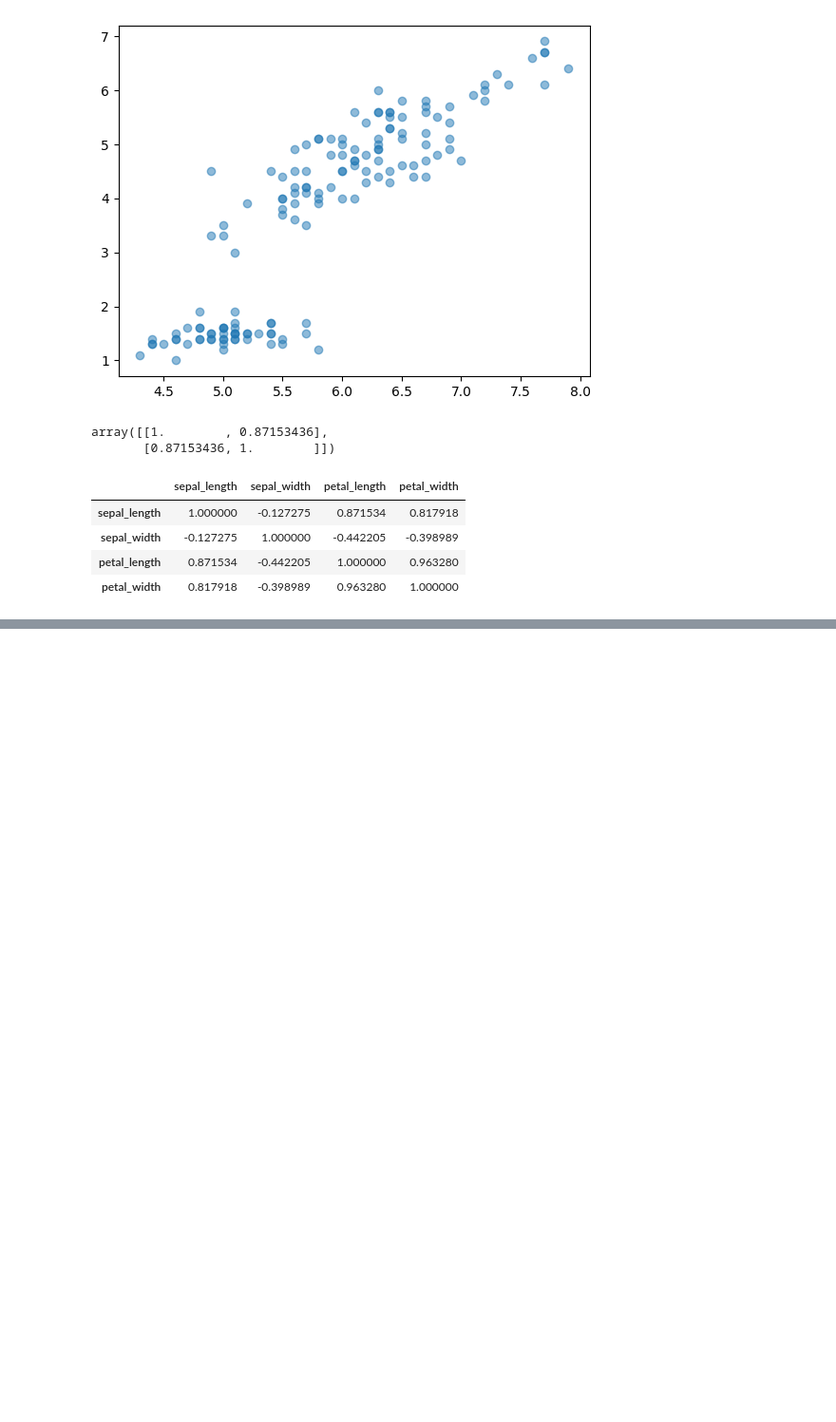
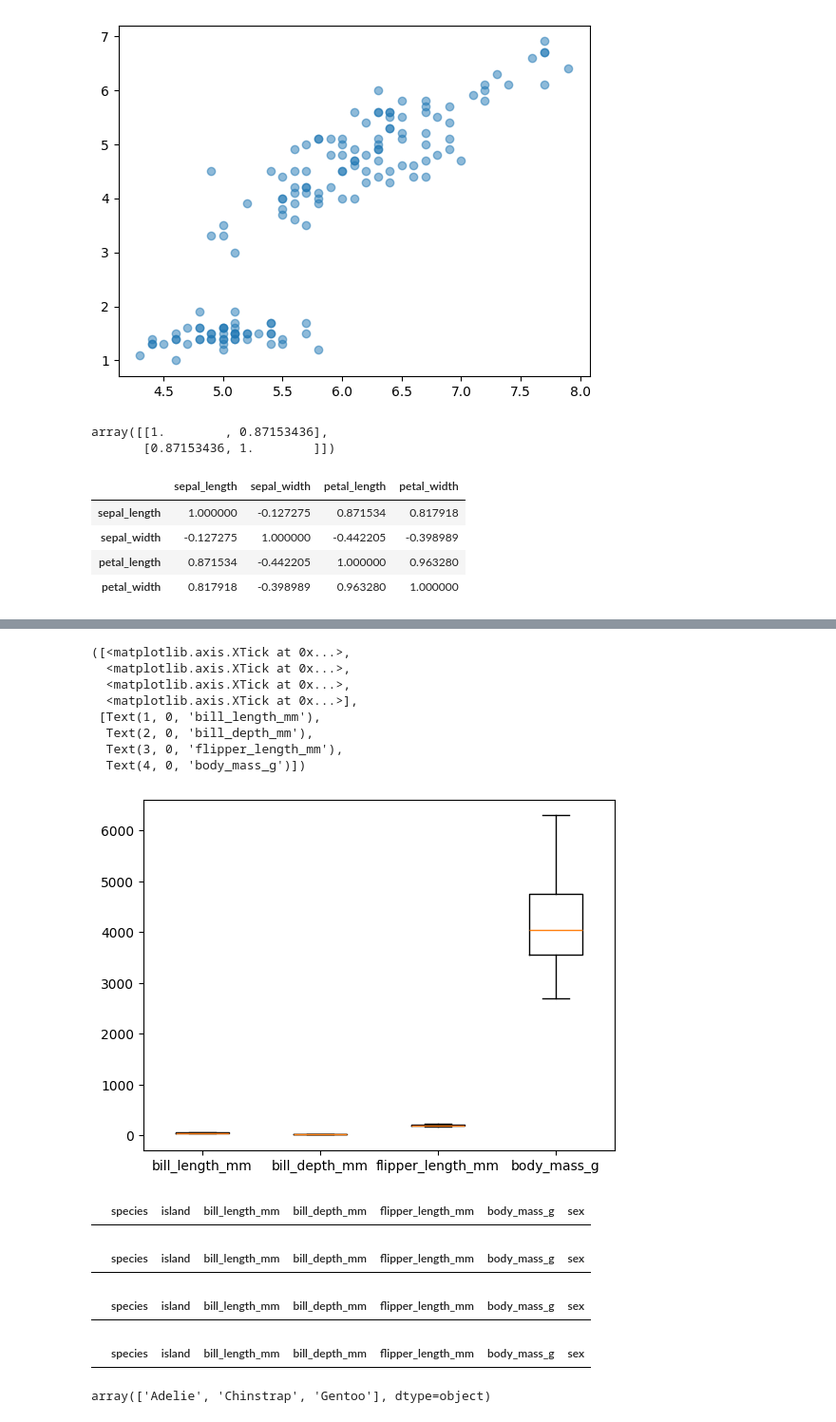
Before and after one commit to Hataeju/DATAPREPROCESSING, a Jupyter notebook: 전처리.ipynb, the cells around one changed output, grey strips where cells are left out. Shown at 95% size. Cells and saved outputs as stored; diff of their text form; code cells hidden in the pictures; blank space fills up the shorter version.

```diff
--- a/전처리.ipynb
+++ b/전처리.ipynb
@@ -427,3 +427,9 @@ df_processed2.select_dtypes(include=['number']).corr(method='pearson')
 | sepal_width | -0.127275 | 1.000000 | -0.442205 | -0.398989 |
 | petal_length | 0.871534 | -0.442205 | 1.000000 | 0.963280 |
 | petal_width | 0.817918 | -0.398989 | 0.963280 | 1.000000 |
+# %%
+import seaborn as sns
+
+df = sns.load_dataset("penguins")
+
+df.head()
@@ -429,0 +443,10 @@ df_processed2.select_dtypes(include=['number']).corr(method='pearson')
+# %%
+replace_value_bill_length = df['bill_length_mm'].mean().round(2)
+replace_value_bill_depth = df['bill_depth_mm'].mean().round(2)
+replace_value_flipper_length = df['flipper_length_mm'].mean().round(2)
+replace_value_body_mass = df['body_mass_g'].mean().round(2)
+
+print(replace_value_bill_length)
+print(replace_value_bill_depth)
+print(replace_value_flipper_length)
+print(replace_value_body_mass)
@@ -429,0 +458,6 @@ df_processed2.select_dtypes(include=['number']).corr(method='pearson')
+# %%
+df_processed = df.fillna({'bill_length_mm':replace_value_bill_length})
+df_processed = df_processed.fillna({'bill_depth_mm':replace_value_bill_depth})
+df_processed = df_processed.fillna({'flipper_length_mm':replace_value_flipper_length})
+df_processed = df_processed.fillna({'body_mass_g':replace_value_body_mass})
+df_processed
@@ -429,0 +478,53 @@ df_processed2.select_dtypes(include=['number']).corr(method='pearson')
+# %%
+plt.boxplot([df_processed['bill_length_mm'], df_processed['bill_depth_mm'], df_processed['flipper_length_mm'], df_processed['body_mass_g']])
+plt.xticks([1,2,3,4],['bill_length_mm', 'bill_depth_mm', 'flipper_length_mm', 'body_mass_g'])
+# %% [output]
+([<matplotlib.axis.XTick at 0x...>,
+  <matplotlib.axis.XTick at 0x...>,
+  <matplotlib.axis.XTick at 0x...>,
+  <matplotlib.axis.XTick at 0x...>],
+ [Text(1, 0, 'bill_length_mm'),
+  Text(2, 0, 'bill_depth_mm'),
+  Text(3, 0, 'flipper_length_mm'),
+  Text(4, 0, 'body_mass_g')])
+[figure, added]
+# %%
+q1, q3 = np.percentile(df_processed['bill_length_mm'], [25, 75])
+iqr = q3 - q1
+lower_bound = q1 - (iqr * 1.5)
+upper_bound = q3 + (iqr * 1.5)
+outliner_filter = (df_processed['bill_length_mm'] < lower_bound) | (df_processed['bill_length_mm'] > upper_bound)
+df_processed[outliner_filter]
+# %% [output]
+|  | species | island | bill_length_mm | bill_depth_mm | flipper_length_mm | body_mass_g | sex |
+# %%
+q1, q3 = np.percentile(df_processed['bill_depth_mm'], [25, 75])
+iqr = q3 - q1
+lower_bound = q1 - (iqr * 1.5)
+upper_bound = q3 + (iqr * 1.5)
+outliner_filter = (df_processed['bill_depth_mm'] < lower_bound) | (df_processed['bill_depth_mm'] > upper_bound)
+df_processed[outliner_filter]
+# %% [output]
+|  | species | island | bill_length_mm | bill_depth_mm | flipper_length_mm | body_mass_g | sex |
+# %%
+q1, q3 = np.percentile(df_processed['flipper_length_mm'], [25, 75])
+iqr = q3 - q1
+lower_bound = q1 - (iqr * 1.5)
+upper_bound = q3 + (iqr * 1.5)
+outliner_filter = (df_processed['flipper_length_mm'] < lower_bound) | (df_processed['flipper_length_mm'] > upper_bound)
+df_processed[outliner_filter]
+# %% [output]
+|  | species | island | bill_length_mm | bill_depth_mm | flipper_length_mm | body_mass_g | sex |
+# %%
+q1, q3 = np.percentile(df_processed['body_mass_g'], [25, 75])
+iqr = q3 - q1
+lower_bound = q1 - (iqr * 1.5)
+upper_bound = q3 + (iqr * 1.5)
+outliner_filter = (df_processed['body_mass_g'] < lower_bound) | (df_processed['body_mass_g'] > upper_bound)
+df_processed[outliner_filter]
+# %% [output]
+|  | species | island | bill_length_mm | bill_depth_mm | flipper_length_mm | body_mass_g | sex |
+# %%
+df_processed['species'].unique()
+# %% [output]
+array(['Adelie', 'Chinstrap', 'Gentoo'], dtype=object)
```
Also changed, not shown: parts of 10 cells of this notebook.
